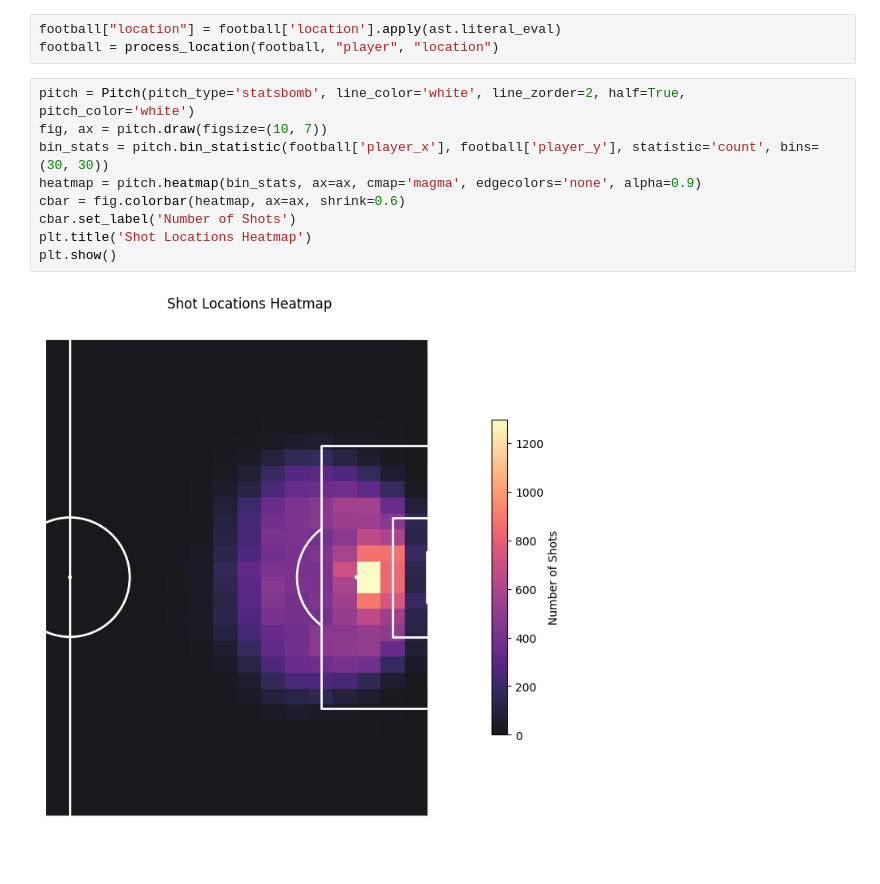
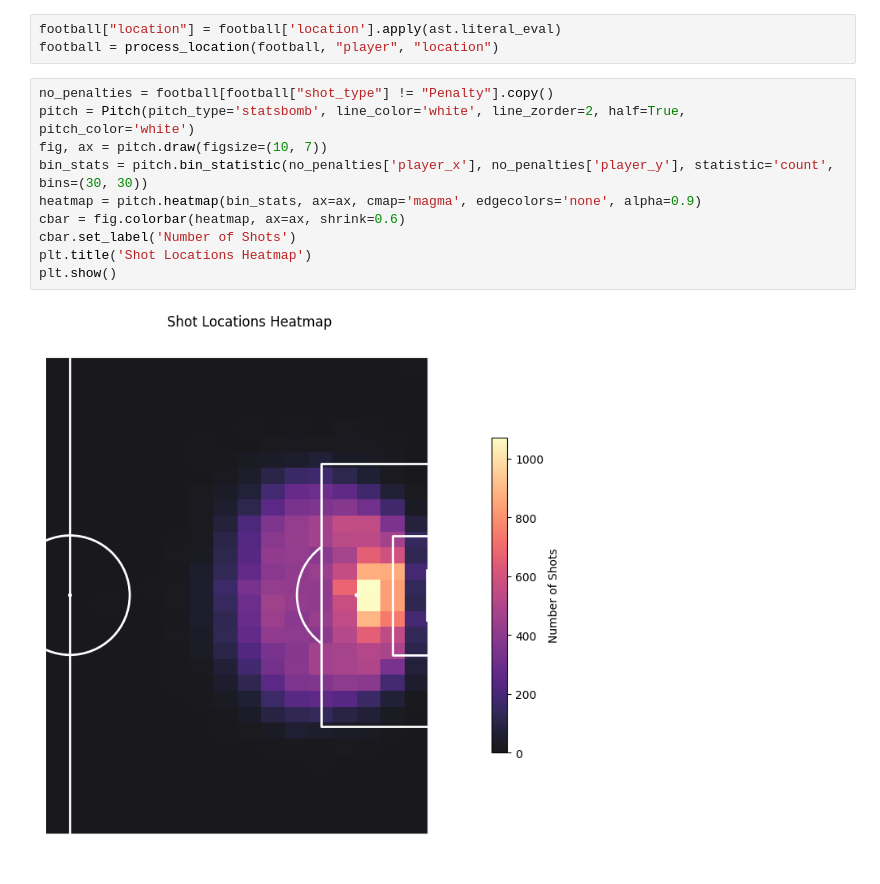
Before and after one commit to kaspar-soukup/expected_goals, a Jupyter notebook: Expected-Goals/notebooks/EDA.ipynb, the cells around one changed output. Cells and saved outputs as stored; diff of their text form.

```diff
--- a/Expected-Goals/notebooks/EDA.ipynb
+++ b/Expected-Goals/notebooks/EDA.ipynb
@@ -326,13 +330,14 @@ def process_location(df, type, col):
 football["location"] = football['location'].apply(ast.literal_eval)
 football = process_location(football, "player", "location")
 # %%
+no_penalties = football[football["shot_type"] != "Penalty"].copy()
 pitch = Pitch(pitch_type='statsbomb', line_color='white', line_zorder=2, half=True, pitch_color='white')
 fig, ax = pitch.draw(figsize=(10, 7))
-bin_stats = pitch.bin_statistic(football['player_x'], football['player_y'], statistic='count', bins=(30, 30))
+bin_stats = pitch.bin_statistic(no_penalties['player_x'], no_penalties['player_y'], statistic='count', bins=(30, 30))
 heatmap = pitch.heatmap(bin_stats, ax=ax, cmap='magma', edgecolors='none', alpha=0.9)
 cbar = fig.colorbar(heatmap, ax=ax, shrink=0.6)
 cbar.set_label('Number of Shots')
 plt.title('Shot Locations Heatmap')
 plt.show()
 # %% [output]
-[figure, old version]
+[figure, new version]
```
Also changed, not shown: parts of 3 cells of this notebook, 1 other file.
